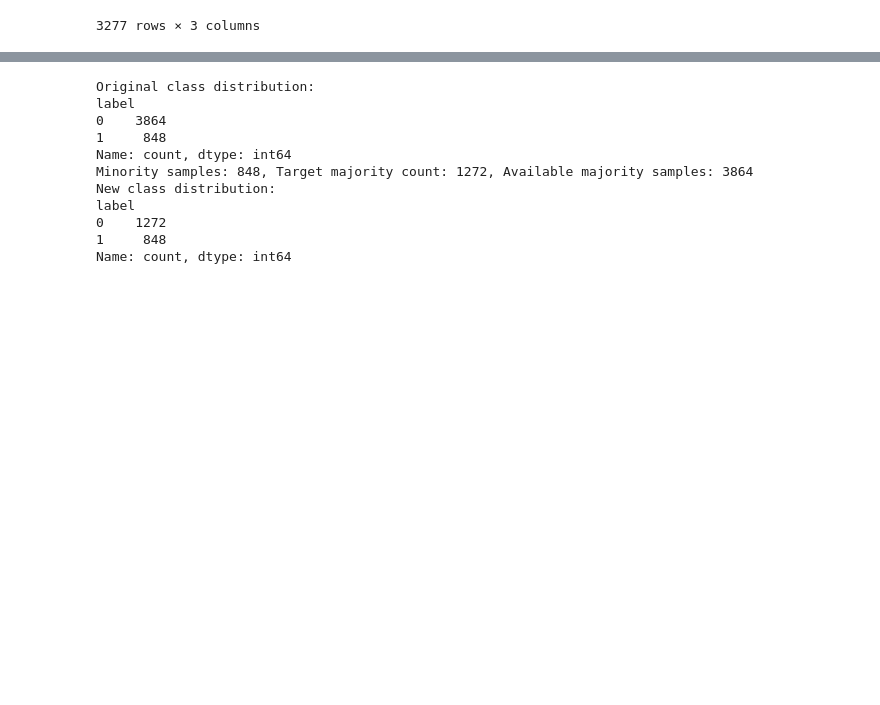
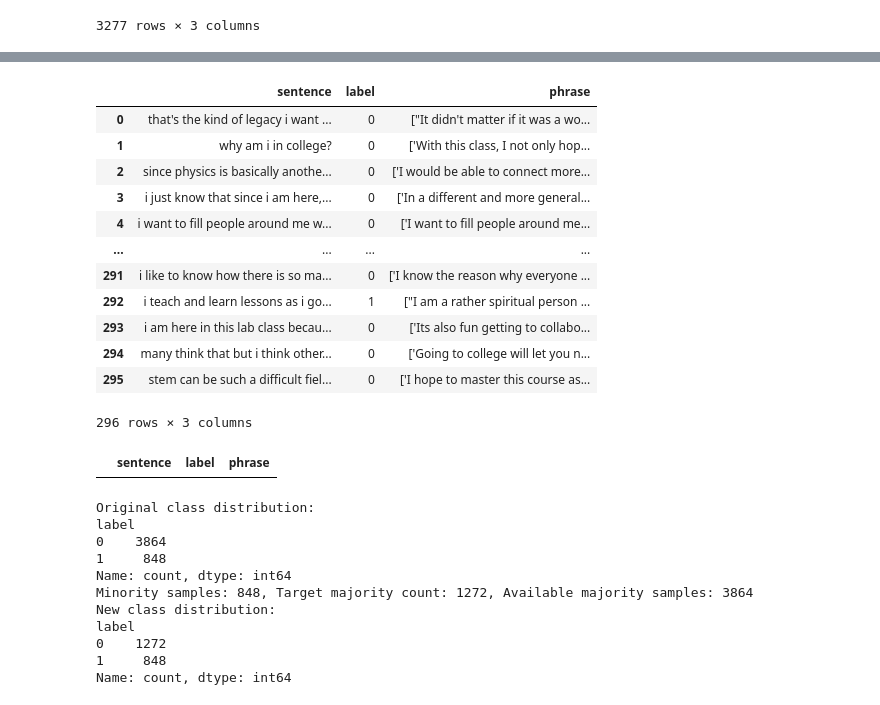
Before and after one commit to gianclbal/ml-alma-taccti, a Jupyter notebook: notebooks/experiments/exp_4_single/Social/Social_model_using_merged_data.ipynb, the cells around one changed output, grey strips where cells are left out. Saved outputs shown, nothing was run; the diff lists cells and outputs as text; code cells hidden in the pictures; blank space fills up the shorter version.

```diff
--- a/notebooks/experiments/exp_4_single/Social/Social_model_using_merged_data.ipynb
+++ b/notebooks/experiments/exp_4_single/Social/Social_model_using_merged_data.ipynb
@@ -113,3 +169,28 @@ Positive labels present in the test dataset : 81  out of 328 or 24.6951219512195
+# %%
+test_df
+# %% [output]
+|  | sentence | label | phrase |
+| 0 | that's the kind of legacy i want ... | 0 | ["It didn't matter if it was a wo... |
+| 1 | why am i in college? | 0 | ['With this class, I not only hop... |
+| 2 | since physics is basically anothe... | 0 | ['I would be able to connect more... |
+| 3 | i just know that since i am here,... | 0 | ['In a different and more general... |
+| 4 | i want to fill people around me w... | 0 | ['I want to fill people around me... |
+| ... | ... | ... | ... |
+| 291 | i like to know how there is so ma... | 0 | ['I know the reason why everyone ... |
+| 292 | i teach and learn lessons as i go... | 1 | ["I am a rather spiritual person ... |
+| 293 | i am here in this lab class becau... | 0 | ['Its also fun getting to collabo... |
+| 294 | many think that but i think other... | 0 | ['Going to college will let you n... |
+| 295 | stem can be such a difficult fiel... | 0 | ['I hope to master this course as... |
+296 rows × 3 columns
+# %%
+# Filter rows where the 'sentence' column contains a specific substring
+substring = "i want to fill people around me with positive memories, love, knowledge, and teachable moments.	0"  # Replace with your desired substring
+filtered_df = training_df[training_df['sentence'].str.contains(substring, case=False, na=False)]
+
+# Display the filtered DataFrame
+filtered_df
+# %% [output]
+|  | sentence | label | phrase |
 # %%
 # from sklearn.utils import resample
 # import pandas as pd
```
Also changed, not shown: parts of 13 cells of this notebook, 2 other files.
